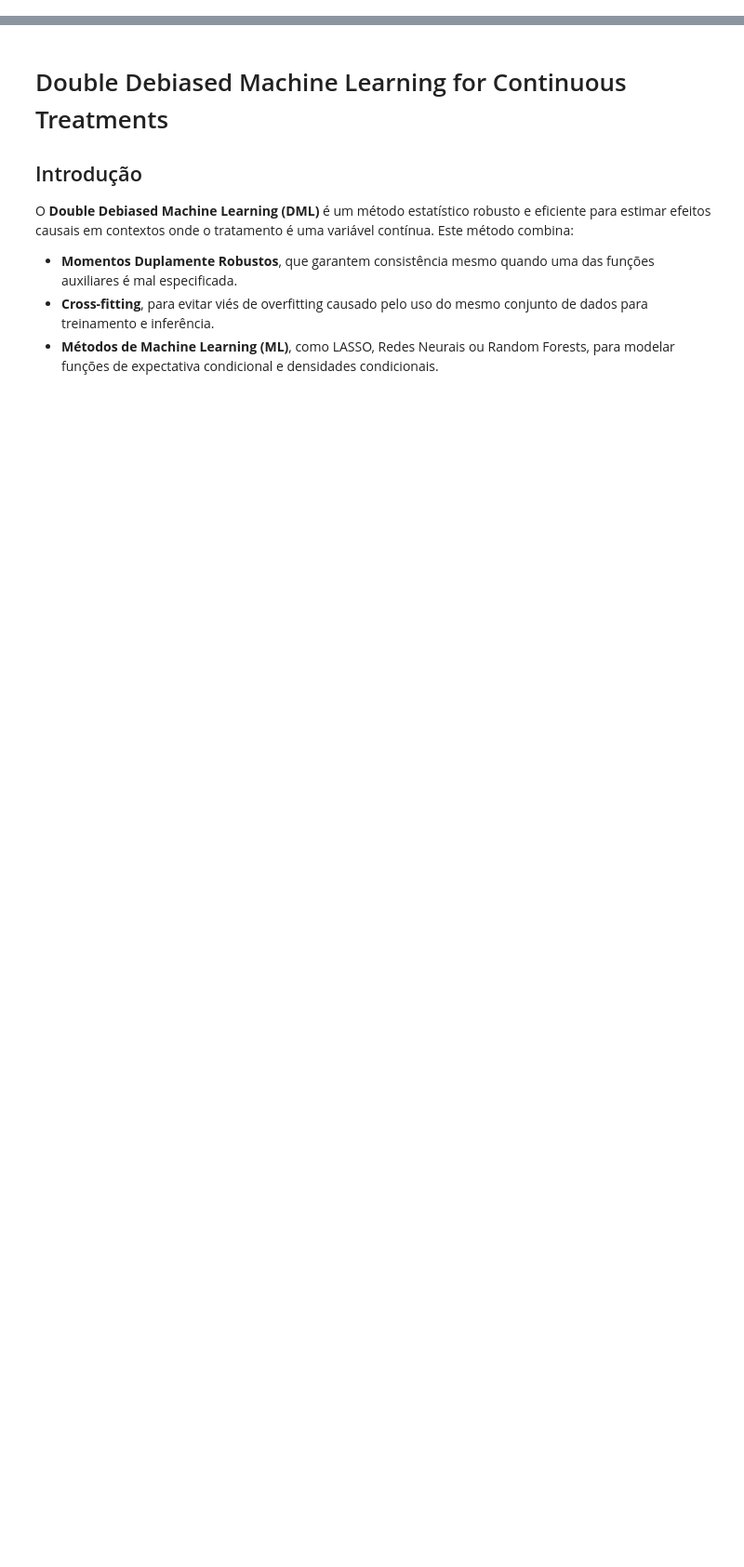
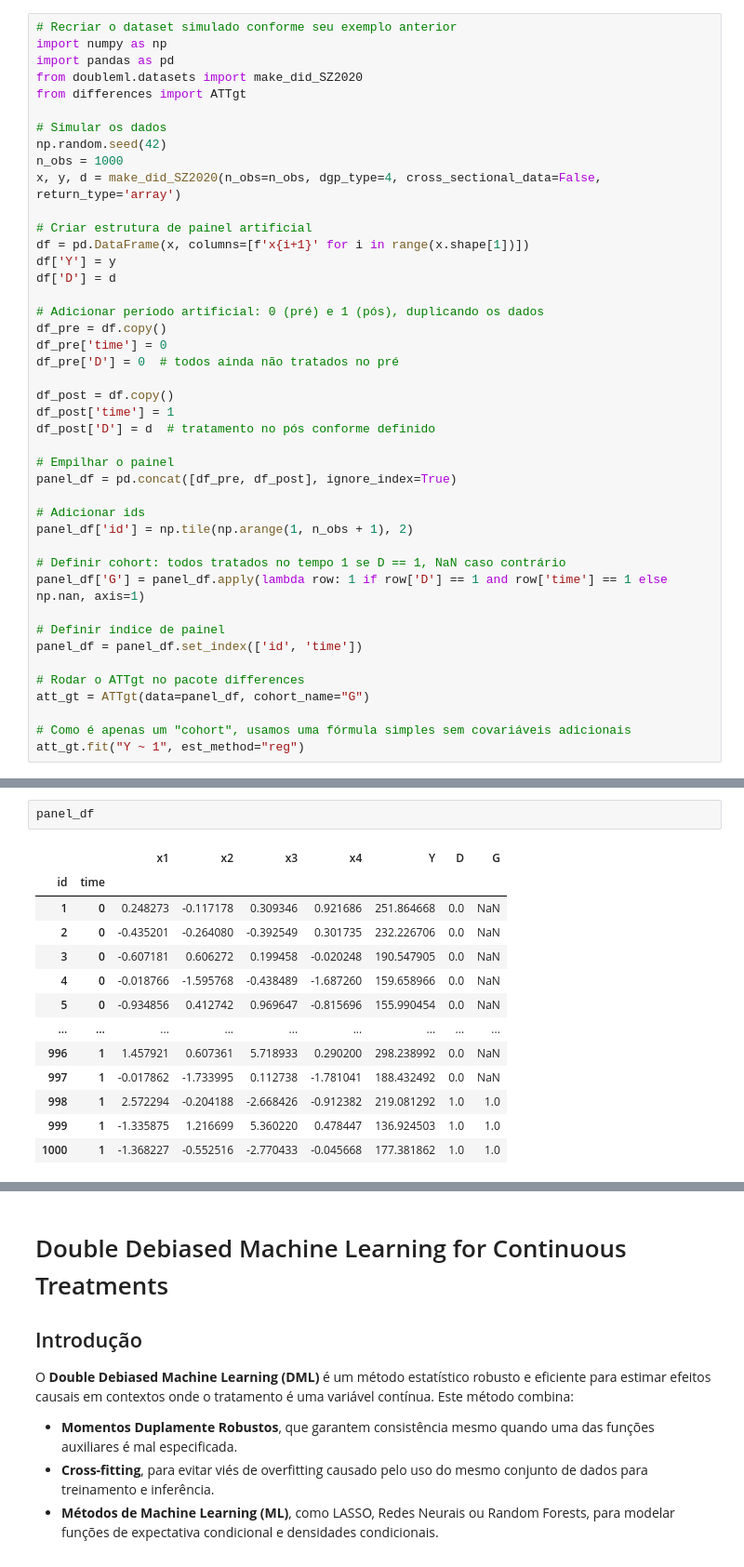
Before and after one commit to Daniel-Uhr/Microeconometrics_Notes, a Jupyter notebook: 15-DDML_Continuous_Treatment.ipynb, the cells around one changed output, grey strips where cells are left out. Shown at 93% size. Cells and saved outputs as stored; diff of their text form; blank space fills up the shorter version.

```diff
--- a/15-DDML_Continuous_Treatment.ipynb
+++ b/15-DDML_Continuous_Treatment.ipynb
@@ -21,0 +648,43 @@ Prof. Daniel de Abreu Pereira Uhr
+# %%
+# Recriar o dataset simulado conforme seu exemplo anterior
+import numpy as np
+import pandas as pd
+from doubleml.datasets import make_did_SZ2020
+from differences import ATTgt
+
+# Simular os dados
+np.random.seed(42)
+n_obs = 1000
+x, y, d = make_did_SZ2020(n_obs=n_obs, dgp_type=4, cross_sectional_data=False, return_type='array')
+
+# Criar estrutura de painel artificial
+df = pd.DataFrame(x, columns=[f'x{i+1}' for i in range(x.shape[1])])
+df['Y'] = y
+df['D'] = d
+
+# Adicionar período artificial: 0 (pré) e 1 (pós), duplicando os dados
+df_pre = df.copy()
+df_pre['time'] = 0
+df_pre['D'] = 0  # todos ainda não tratados no pré
+
+df_post = df.copy()
+df_post['time'] = 1
+df_post['D'] = d  # tratamento no pós conforme definido
+
+# Empilhar o painel
+panel_df = pd.concat([df_pre, df_post], ignore_index=True)
+
+# Adicionar ids
+panel_df['id'] = np.tile(np.arange(1, n_obs + 1), 2)
+
+# Definir cohort: todos tratados no tempo 1 se D == 1, NaN caso contrário
+panel_df['G'] = panel_df.apply(lambda row: 1 if row['D'] == 1 and row['time'] == 1 else np.nan, axis=1)
+
+# Definir índice de painel
+panel_df = panel_df.set_index(['id', 'time'])
+
+# Rodar o ATTgt no pacote differences
+att_gt = ATTgt(data=panel_df, cohort_name="G")
+
+# Como é apenas um "cohort", usamos uma fórmula simples sem covariáveis adicionais
+att_gt.fit("Y ~ 1", est_method="reg")
@@ -21,0 +701,16 @@ Prof. Daniel de Abreu Pereira Uhr
+# %%
+panel_df
+# %% [output]
+|  |  | x1 | x2 | x3 | x4 | Y | D | G |
+| id | time |  |  |  |  |  |  |  |
+| 1 | 0 | 0.248273 | -0.117178 | 0.309346 | 0.921686 | 251.864668 | 0.0 | NaN |
+| 2 | 0 | -0.435201 | -0.264080 | -0.392549 | 0.301735 | 232.226706 | 0.0 | NaN |
+| 3 | 0 | -0.607181 | 0.606272 | 0.199458 | -0.020248 | 190.547905 | 0.0 | NaN |
+| 4 | 0 | -0.018766 | -1.595768 | -0.438489 | -1.687260 | 159.658966 | 0.0 | NaN |
+| 5 | 0 | -0.934856 | 0.412742 | 0.969647 | -0.815696 | 155.990454 | 0.0 | NaN |
+| ... | ... | ... | ... | ... | ... | ... | ... | ... |
+| 996 | 1 | 1.457921 | 0.607361 | 5.718933 | 0.290200 | 298.238992 | 0.0 | NaN |
+| 997 | 1 | -0.017862 | -1.733995 | 0.112738 | -1.781041 | 188.432492 | 0.0 | NaN |
+| 998 | 1 | 2.572294 | -0.204188 | -2.668426 | -0.912382 | 219.081292 | 1.0 | 1.0 |
+| 999 | 1 | -1.335875 | 1.216699 | 5.360220 | 0.478447 | 136.924503 | 1.0 | 1.0 |
+| 1000 | 1 | -1.368227 | -0.552516 | -2.770433 | -0.045668 | 177.381862 | 1.0 | 1.0 |
```
Also changed, not shown: parts of 39 cells of this notebook, 1 other file.
